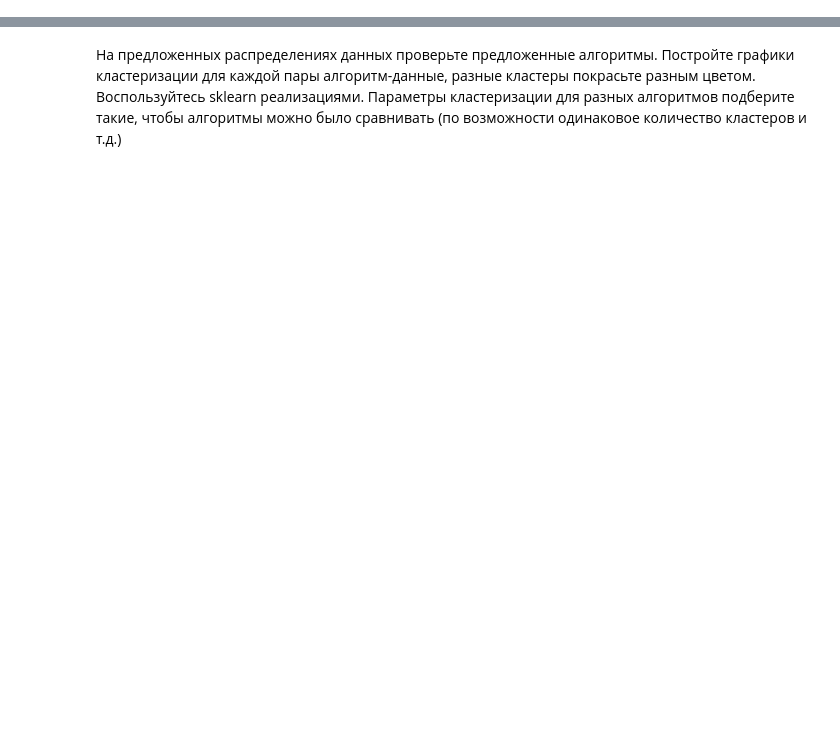
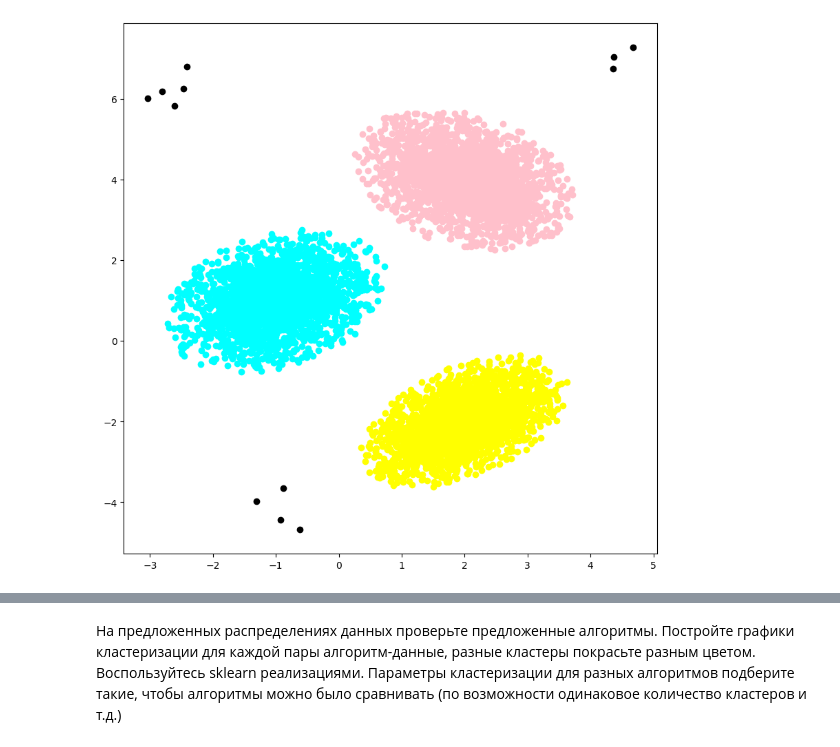
Before and after one commit to Coldi-Ce/tasks-ML, a Jupyter notebook: HW.ipynb, the cells around one changed output, grey strips where cells are left out. Saved outputs shown, nothing was run; the diff lists cells and outputs as text; code cells hidden in the pictures; blank space fills up the shorter version.

```diff
--- a/HW.ipynb
+++ b/HW.ipynb
@@ -590,0 +148,97 @@ Y: 3723
+# %%
+#### 2
+def dbscan2(points, n):
+    cluster1 = []
+    cluster2 = []
+    cluster3 = []
+    other = []
+    d = [0 for _ in range(n)]
+    nw = []
+    for i in range(n):
+        nw = []
+        if d[i] == 0:
+            d[i] = 1
+            nw.append(i)
+            q = Queue()
+            q.put(i)
+            while(not q.empty()):
+
+                v = q.get()
+                for u in range(n):
+                    if(u == v): continue
+                    if(d[u] == 0 and distance(points[u],points[v]) <= 0.5):
+
+                        nw.append(u)
+                        q.put(u)
+                        d[u] = 1
+        if (len(nw) >= 30):
+            if len(cluster1) < 30:
+                cluster1 = nw
+            elif len(cluster2) < 30:
+                cluster2 = nw
+            else:
+                cluster3 = nw
+        else:
+            for qwe in range(len(nw)):
+                other.append(nw[qwe])
+    return cluster1, cluster2, cluster3, other
+#### 1
+file_path = '1.csv'
+
+data = pd.read_csv(file_path, skiprows=1, delimiter = ';')
+
+x = data.iloc[:, 0].tolist()
+y = data.iloc[:, 1].tolist()
+points = []
+ln = len(x)
+for i in range(ln):
+  points.append((x[i], y[i]))
+cl1, cl2, cl3, o = dbscan2(points, ln)
+
+
+point_1 = centroid(cl1, points)
+point_2 = centroid(cl2, points)
+point_3 = centroid(cl3, points)
+c = []
+c.append(point_1)
+c.append(point_2)
+c.append(point_3)
+print(ans(c, len(c)))
+
+plt.figure(figsize=(10, 10))
+
+X = []
+Y = []
+for i in range(len(cl1)):
+  X.append(points[cl1[i]][0])
+  Y.append(points[cl1[i]][1])
+plt.scatter(X, Y, color='pink')
+
+X = []
+Y = []
+for i in range(len(cl2)):
+  X.append(points[cl2[i]][0])
+  Y.append(points[cl2[i]][1])
+plt.scatter(X, Y, color='cyan')
+
+X = []
+Y = []
+for i in range(len(cl3)):
+  X.append(points[cl3[i]][0])
+  Y.append(points[cl3[i]][1])
+plt.scatter(X, Y, color='yellow')
+
+X = []
+Y = []
+for i in range(len(o)):
+  X.append(points[o[i]][0])
+  Y.append(points[o[i]][1])
+
+plt.scatter(X, Y, color='black')
+
+plt.show()
+#### 1
+
+
+#### 2
+# %% [output]
@@ -590,0 +246 @@ Y: 3723
+[figure, added]
```
Also changed, not shown: parts of 16 cells of this notebook.
